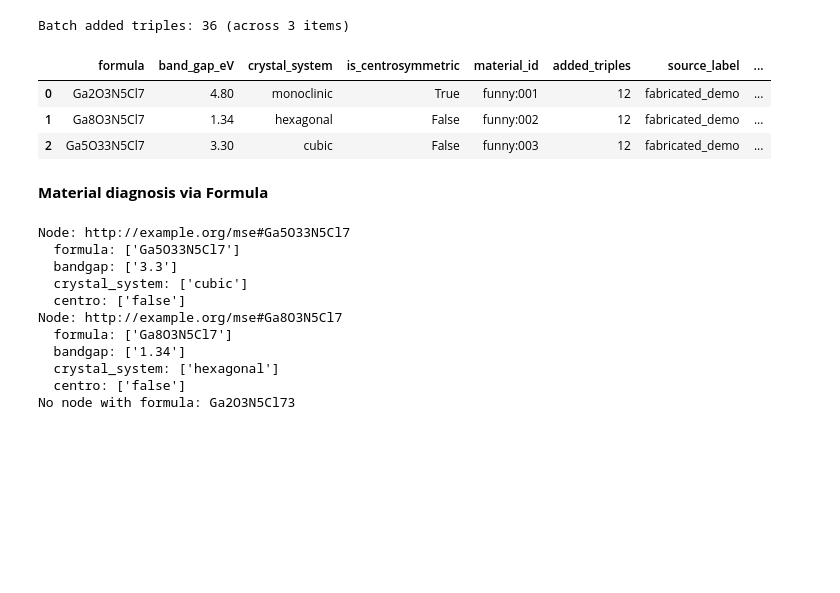
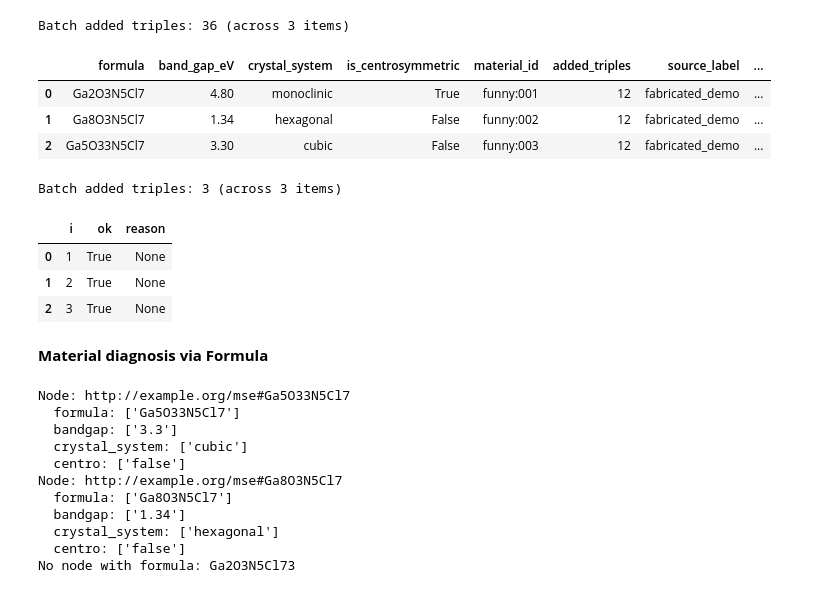
Before and after one commit to submerged-in-matrix/Semantic_models_for-MSE, a Jupyter notebook: notebooks/build_mini_mkg.ipynb, the cells around one changed output. Saved outputs shown, nothing was run; the diff lists cells and outputs as text; code cells hidden in the pictures; blank space fills up the shorter version.

```diff
--- a/notebooks/build_mini_mkg.ipynb
+++ b/notebooks/build_mini_mkg.ipynb
@@ -688,10 +717,15 @@ from bs4 import BeautifulSoup
 import hashlib
 
 OLLAMA_MODEL_CANDIDATES = [
-    'llama3.2:1b', 'llama3.2:1b-instruct',
-    'llama3.2:3b-instruct-q4_0', 'llama3.2:3b-q4_0', 'llama3.2:3b'
+    'query-lora',                      # fine-tuned NL→SPARQL
+    'parse-lora',                      # fine-tuned text→JSON extraction
+    # 'llama3.2:1b', 'llama3.2:1b-instruct',
+    # 'llama3.2:3b-instruct-q4_0', 'llama3.2:3b-q4_0', 'llama3.2:3b'
 ]
 OLLAMA_OPTIONS = {'temperature': 0, 'num_ctx': 1024, 'num_batch': 16}
+
+QUERY_MODEL = 'query-lora'
+PARSE_MODEL = 'parse-lora'
 
 def _available_ollama_models():
     try:
@@ -703,7 +737,7 @@ def _available_ollama_models():
 def _pick_model():
     have = _available_ollama_models()
     for m in OLLAMA_MODEL_CANDIDATES:
-        if m in have:
+        if m in have or f"{m}:latest" in have:
             try:
                 ollama.chat(model=m, messages=[{"role":"user","content":"ping"}],
                             options={'num_ctx':128,'temperature':0})
@@ -716,7 +750,7 @@ def _pick_model():
         + "\nExample:\n  ollama pull llama3.2:1b"
     )
 
-_MODEL = _pick_model()
+_MODEL = PARSE_MODEL
 print("Using Ollama model:", _MODEL)
 
 STRICT_SYSTEM = f"""
@@ -784,13 +818,7 @@ def normalize_row_with_ollama(input_obj: dict, model: str|None=None) -> RowOut:
             )
             data = json.loads(resp['message']['content'])
         except Exception as e:
-            tried.add(model)
-            # choose another available model
-            avail = [m for m in _available_ollama_models() if m not in tried]
-            model = next((m for m in OLLAMA_MODEL_CANDIDATES if m in avail), None)
-            if not model:
-                raise RuntimeError("Ollama call failed and no viable model remains.") from e
-            continue
+            raise RuntimeError(f"Ollama call failed for model '{model}': {e}") from e
 
 
         if isinstance(data, dict) and data.get("error"):
@@ -1765,6 +1835,15 @@ Batch added triples: 36 (across 3 items)
 | 0 | Ga2O3N5Cl7 | 4.80 | monoclinic | True | funny:001 | 12 | fabricated_demo | ... |
 | 1 | Ga8O3N5Cl7 | 1.34 | hexagonal | False | funny:002 | 12 | fabricated_demo | ... |
 | 2 | Ga5O33N5Cl7 | 3.30 | cubic | False | funny:003 | 12 | fabricated_demo | ... |
+# %%
+df_summary = parse_many_to_kg(texts, start_idx=1_000_000, source_label="fabricated_demo")
+df_summary[["i", "ok", "reason"]]
+# %% [output]
+Batch added triples: 3 (across 3 items)
+|  | i | ok | reason |
+| 0 | 1 | True | None |
+| 1 | 2 | True | None |
+| 2 | 3 | True | None |
 # %% [markdown]
 **Material diagnosis via Formula**
 # %%
```
Also changed, not shown: parts of 16 cells of this notebook, 24 other files.
